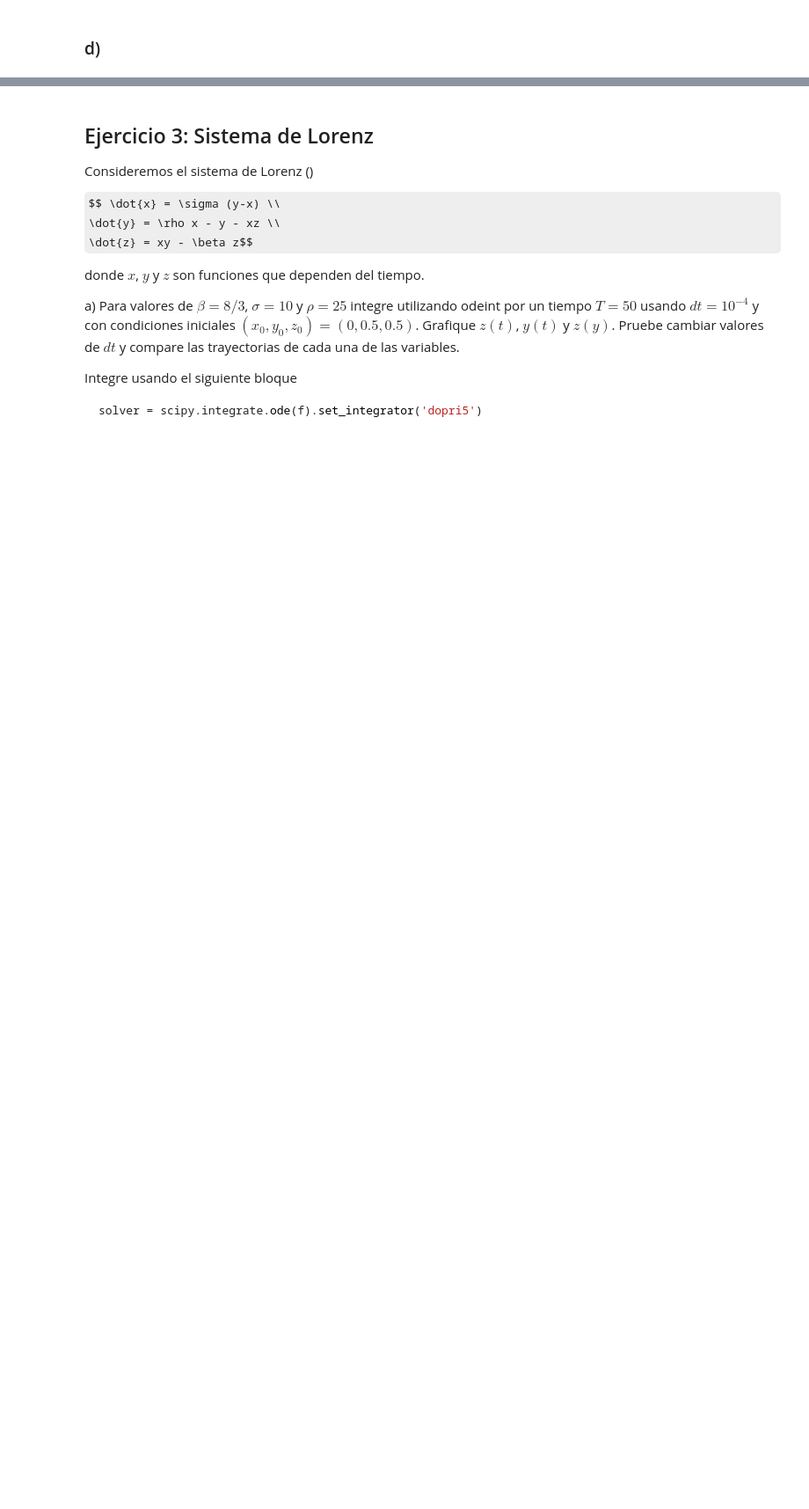
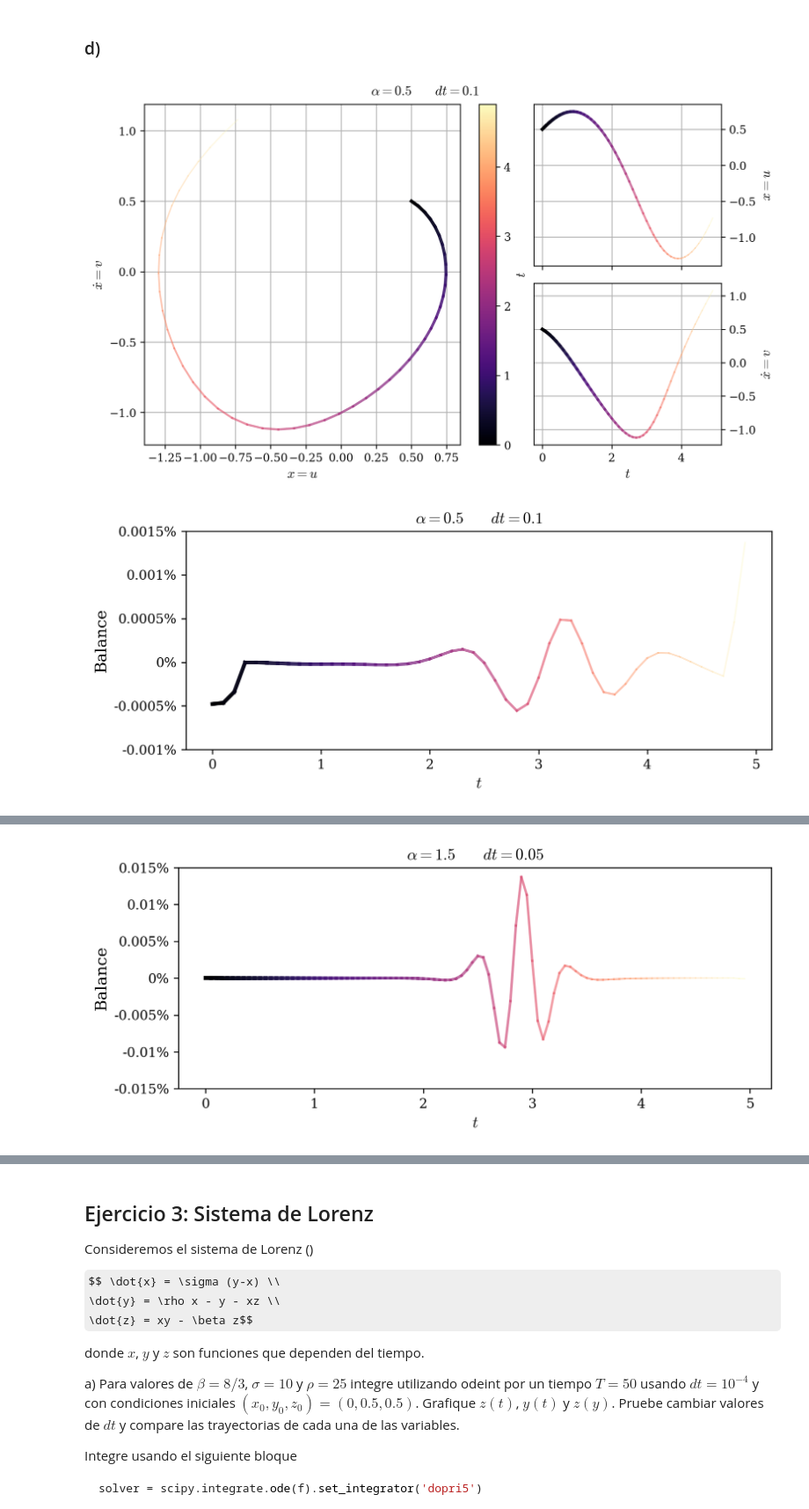
Before and after one commit to agustinbrusco/Sistemas_Complejos, a Jupyter notebook: guias/Guia1.ipynb, the cells around one changed output, grey strips where cells are left out. Shown at 88% size. Saved outputs shown, nothing was run; the diff lists cells and outputs as text; code cells hidden in the pictures; some formulas as TeX source; blank space fills up the shorter version.

```diff
--- a/guias/Guia1.ipynb
+++ b/guias/Guia1.ipynb
@@ -195,17 +166,34 @@ def balance(Energy: Callable, dEdt: Callable, u: np.array, v: np.array, dt: floa
 # %%
-t_0 = 0
 x0 = np.array([0.5, 0.5])
-total_time = 5
+tiempo_total = 5
 balance_tolelance = 0.01
 res_dict = {0.5: None, 1.5: None, 3: None}
 for alpha in [0.5, 1.5, 3]:
     dt = 0.1
     while res_dict[alpha] is None:
-        time_values = np.arange(0, total_time, dt)
-        u, v = runge_kutta_4(van_der_pol_func, x_0=x0, t_0=t_0, dt=dt, steps=int(total_time/dt), alpha=alpha).T
-        config_balance = balance(Energy, dEdt, u, v, dt, alpha)
+        t_vals = np.arange(0, tiempo_total, dt)
+        u, v = runge_kutta_4(van_der_pol_func, x_0=x0, dt=dt, steps=int(tiempo_total/dt), alpha=alpha).T
+        config_balance = balance(energia, variacion_teorica, u, v, dt, alpha)
         if (np.abs(config_balance) < balance_tolelance).all():
-            # print(alpha, dt, np.abs(config_balance).max())
-            res_dict[alpha] = (time_values, u, v, dt)
+            res_dict[alpha] = (t_vals, u, v, dt)
         else:
             dt /= 2
+# %%
+for alpha, results in res_dict.items():
+    t, u, v, dt = results
+    fig, axs_dict = plot_mosaic_phase(t, u, v, "magma")
+    fig.suptitle(rf"$\alpha = {alpha} \qquad dt = {dt}$")
+    plt.show()
+
+    fig, ax = plt.subplots(1, 1, figsize=(8, 3))
+    ax, colormap = plot_colorline(t, t, balance(energia, variacion_teorica, u, v, dt, alpha), "magma", ax=ax)
+    ax.set_title(rf"$\alpha = {alpha} \qquad dt = {dt}$")
+    ax.set_xlabel("$t$")
+    ax.set_ylabel("Balance")
+    yticks = ax.get_yticks()
+    ax.set_yticks(yticks)
+    ax.set_yticklabels([f"{val*100:.3g}%" for val in yticks])
+    plt.show()
+# %% [output]
+[figure, added]
+[figure, added]
@@ -211,0 +201 @@ for alpha in [0.5, 1.5, 3]:
+[figure, added]
```
Also changed, not shown: parts of 15 cells of this notebook, 1 other file.
